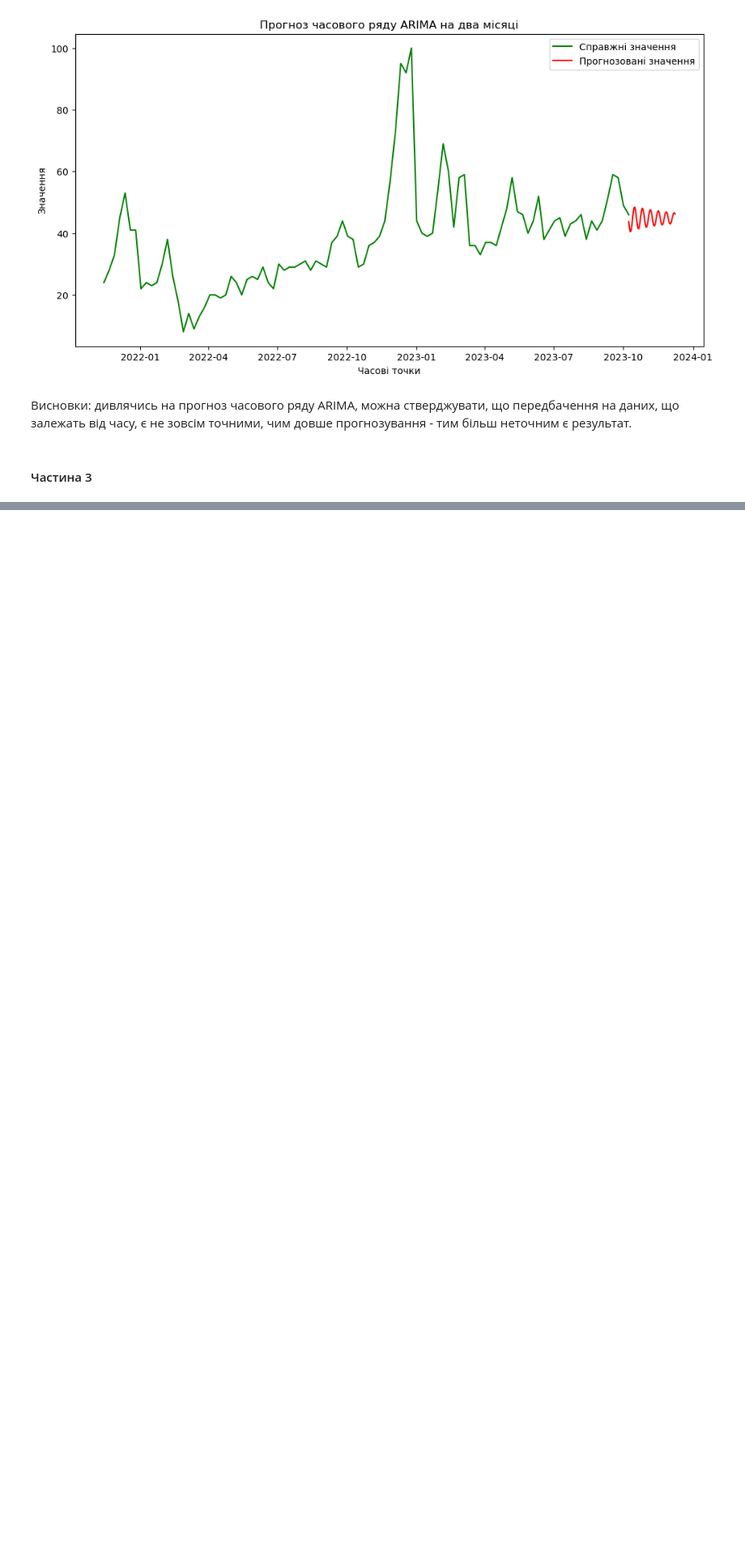
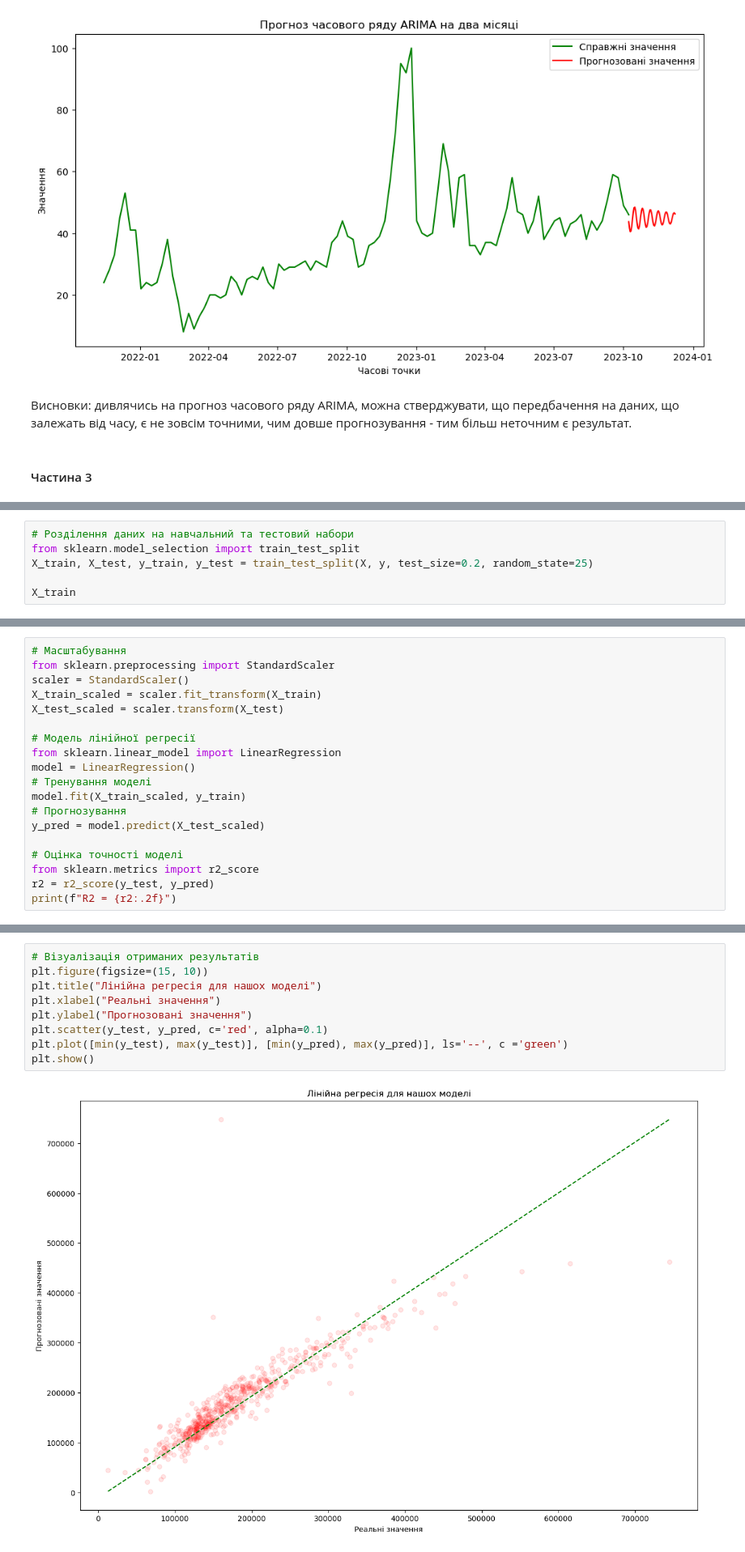
Before and after one commit to alexeyprvz/ML_2023_KNU_FIT_MIT31, a Jupyter notebook: Labs/2/Lab_2_Pereverzev.ipynb, the cells around one changed output, grey strips where cells are left out. Shown at 81% size. Drawn from its saved outputs; the diff is of its cells as text; blank space fills up the shorter version.

```diff
--- a/Labs/2/Lab_2_Pereverzev.ipynb
+++ b/Labs/2/Lab_2_Pereverzev.ipynb
@@ -336,0 +372,6 @@ plt.show()
+# %%
+# Розділення даних на навчальний та тестовий набори
+from sklearn.model_selection import train_test_split
+X_train, X_test, y_train, y_test = train_test_split(X, y, test_size=0.2, random_state=25)
+
+X_train
@@ -336,0 +392,19 @@ plt.show()
+# %%
+# Масштабування
+from sklearn.preprocessing import StandardScaler
+scaler = StandardScaler()
+X_train_scaled = scaler.fit_transform(X_train)
+X_test_scaled = scaler.transform(X_test)
+
+# Модель лінійної регресії
+from sklearn.linear_model import LinearRegression
+model = LinearRegression()
+# Тренування моделі
+model.fit(X_train_scaled, y_train)
+# Прогнозування
+y_pred = model.predict(X_test_scaled)
+
+# Оцінка точності моделі
+from sklearn.metrics import r2_score
+r2 = r2_score(y_test, y_pred)
+print(f"R2 = {r2:.2f}")
@@ -336,0 +413,11 @@ plt.show()
+# %%
+# Візуалізація отриманих результатів
+plt.figure(figsize=(15, 10))
+plt.title("Лінійна регресія для нашох моделі")
+plt.xlabel("Реальні значення")
+plt.ylabel("Прогнозовані значення")
+plt.scatter(y_test, y_pred, c='red', alpha=0.1)
+plt.plot([min(y_test), max(y_test)], [min(y_pred), max(y_pred)], ls='--', c ='green')
+plt.show()
+# %% [output]
+[figure, added]
```
Also changed, not shown: parts of 5 cells of this notebook, 1 other file.
